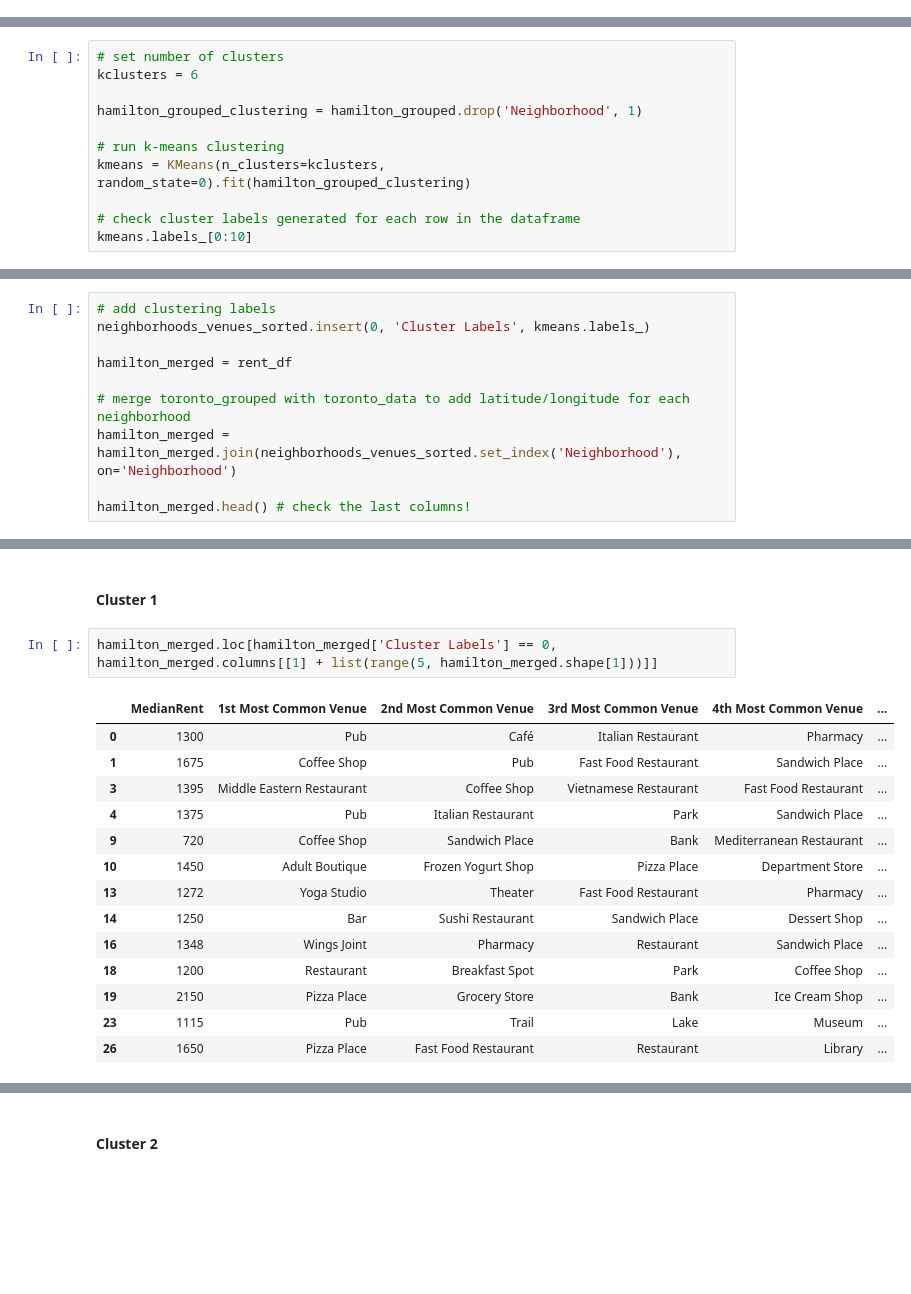
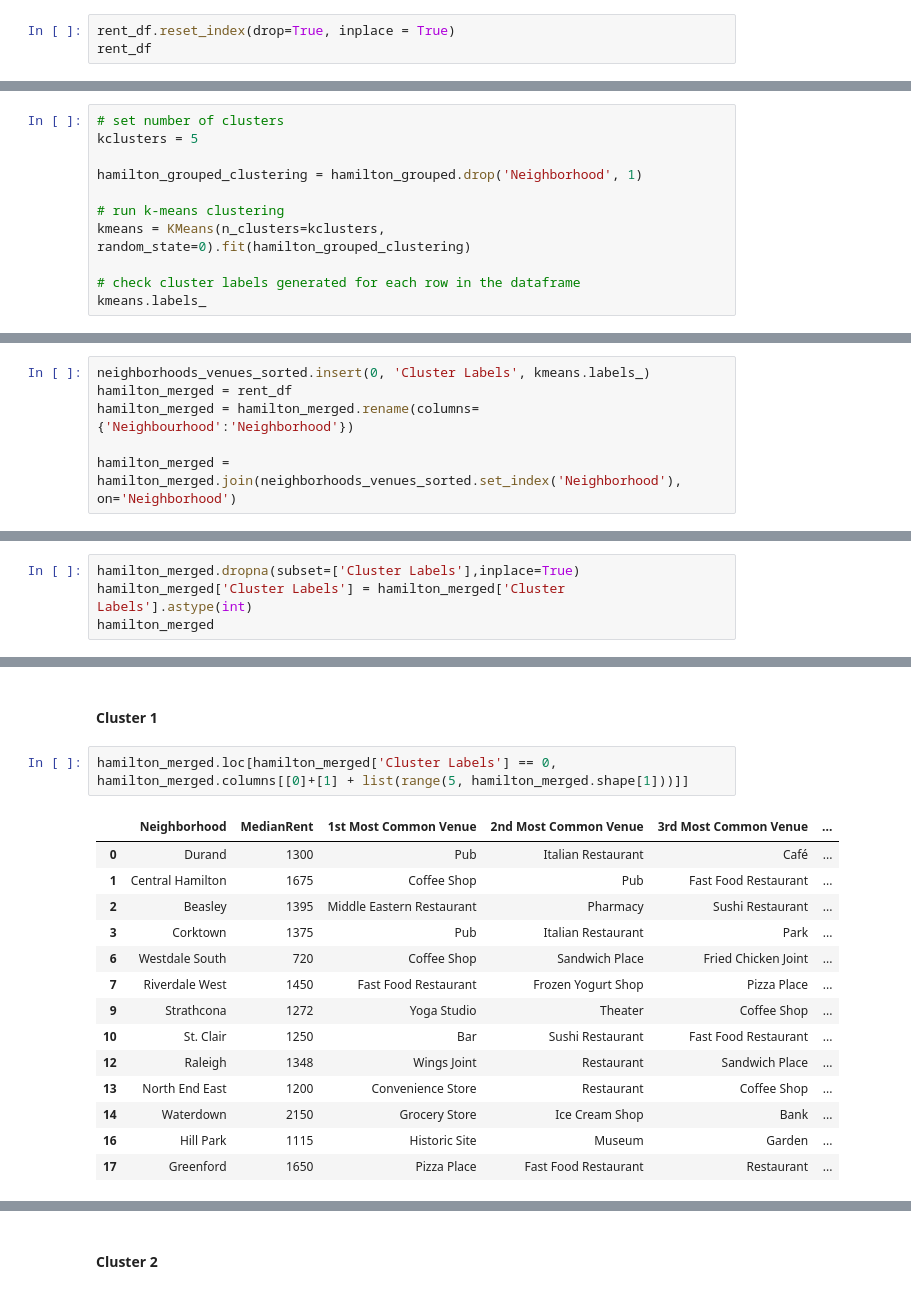
Before and after one commit to Zhang-Zhi-ZZ/Coursera_Capstone, a Jupyter notebook: Capstone Project.ipynb, the cells around one changed output, grey strips where cells are left out. Drawn from its saved outputs; the diff is of its cells as text; blank space fills up the shorter version.

```diff
--- a/Capstone Project.ipynb
+++ b/Capstone Project.ipynb
@@ -144,0 +126,3 @@ rent_df.reset_index()
+# %%
+rent_df.reset_index(drop=True, inplace = True)
+rent_df
@@ -381,6 +430,6 @@ Add  the median rent to the dataframe
 # %%
 # set number of clusters
-kclusters = 6
+kclusters = 5
 
 hamilton_grouped_clustering = hamilton_grouped.drop('Neighborhood', 1)
 
@@ -388,5 +437,5 @@ hamilton_grouped_clustering = hamilton_grouped.drop('Neighborhood', 1)
 kmeans = KMeans(n_clusters=kclusters, random_state=0).fit(hamilton_grouped_clustering)
 
 # check cluster labels generated for each row in the dataframe
-kmeans.labels_[0:10]
+kmeans.labels_
 # %% [output]
@@ -394,12 +443,8 @@ array([0, 0, 0, 0, 2, 0, 0, 1, 0, 0], dtype=int32)
 # %% [markdown]
 Create a new dataframe that includes the cluster as well as the top 10 venues for each neighborhood.
 # %%
-# add clustering labels
 neighborhoods_venues_sorted.insert(0, 'Cluster Labels', kmeans.labels_)
+hamilton_merged = rent_df
+hamilton_merged = hamilton_merged.rename(columns={'Neighbourhood':'Neighborhood'})
 
-hamilton_merged = rent_df
-
-# merge toronto_grouped with toronto_data to add latitude/longitude for each neighborhood
 hamilton_merged = hamilton_merged.join(neighborhoods_venues_sorted.set_index('Neighborhood'), on='Neighborhood')
-
-hamilton_merged.head() # check the last columns!
@@ -412,0 +451,4 @@ hamilton_merged.head() # check the last columns!
+# %%
+hamilton_merged.dropna(subset=['Cluster Labels'],inplace=True)
+hamilton_merged['Cluster Labels'] = hamilton_merged['Cluster Labels'].astype(int)
+hamilton_merged
@@ -445,19 +516,19 @@ map_clusters
 # %% [markdown]
 #### Cluster 1
 # %%
-hamilton_merged.loc[hamilton_merged['Cluster Labels'] == 0, hamilton_merged.columns[[1] + list(range(5, hamilton_merged.shape[1]))]]
+hamilton_merged.loc[hamilton_merged['Cluster Labels'] == 0, hamilton_merged.columns[[0]+[1] + list(range(5, hamilton_merged.shape[1]))]]
 # %% [output]
-|  | MedianRent | 1st Most Common Venue | 2nd Most Common Venue | 3rd Most Common Venue | 4th Most Common Venue | ... |
-| 0 | 1300 | Pub | Café | Italian Restaurant | Pharmacy | ... |
-| 1 | 1675 | Coffee Shop | Pub | Fast Food Restaurant | Sandwich Place | ... |
-| 3 | 1395 | Middle Eastern Restaurant | Coffee Shop | Vietnamese Restaurant | Fast Food Restaurant | ... |
-| 4 | 1375 | Pub | Italian Restaurant | Park | Sandwich Place | ... |
-| 9 | 720 | Coffee Shop | Sandwich Place | Bank | Mediterranean Restaurant | ... |
-| 10 | 1450 | Adult Boutique | Frozen Yogurt Shop | Pizza Place | Department Store | ... |
-| 13 | 1272 | Yoga Studio | Theater | Fast Food Restaurant | Pharmacy | ... |
-| 14 | 1250 | Bar | Sushi Restaurant | Sandwich Place | Dessert Shop | ... |
-| 16 | 1348 | Wings Joint | Pharmacy | Restaurant | Sandwich Place | ... |
-| 18 | 1200 | Restaurant | Breakfast Spot | Park | Coffee Shop | ... |
-| 19 | 2150 | Pizza Place | Grocery Store | Bank | Ice Cream Shop | ... |
-| 23 | 1115 | Pub | Trail | Lake | Museum | ... |
-| 26 | 1650 | Pizza Place | Fast Food Restaurant | Restaurant | Library | ... |
+|  | Neighborhood | MedianRent | 1st Most Common Venue | 2nd Most Common Venue | 3rd Most Common Venue | ... |
+| 0 | Durand | 1300 | Pub | Italian Restaurant | Café | ... |
+| 1 | Central Hamilton | 1675 | Coffee Shop | Pub | Fast Food Restaurant | ... |
+| 2 | Beasley | 1395 | Middle Eastern Restaurant | Pharmacy | Sushi Restaurant | ... |
+| 3 | Corktown | 1375 | Pub | Italian Restaurant | Park | ... |
+| 6 | Westdale South | 720 | Coffee Shop | Sandwich Place | Fried Chicken Joint | ... |
+| 7 | Riverdale West | 1450 | Fast Food Restaurant | Frozen Yogurt Shop | Pizza Place | ... |
+| 9 | Strathcona | 1272 | Yoga Studio | Theater | Coffee Shop | ... |
+| 10 | St. Clair | 1250 | Bar | Sushi Restaurant | Fast Food Restaurant | ... |
+| 12 | Raleigh | 1348 | Wings Joint | Restaurant | Sandwich Place | ... |
+| 13 | North End East | 1200 | Convenience Store | Restaurant | Coffee Shop | ... |
+| 14 | Waterdown | 2150 | Grocery Store | Ice Cream Shop | Bank | ... |
+| 16 | Hill Park | 1115 | Historic Site | Museum | Garden | ... |
+| 17 | Greenford | 1650 | Pizza Place | Fast Food Restaurant | Restaurant | ... |
```
Also changed, not shown: parts of 22 cells of this notebook.
